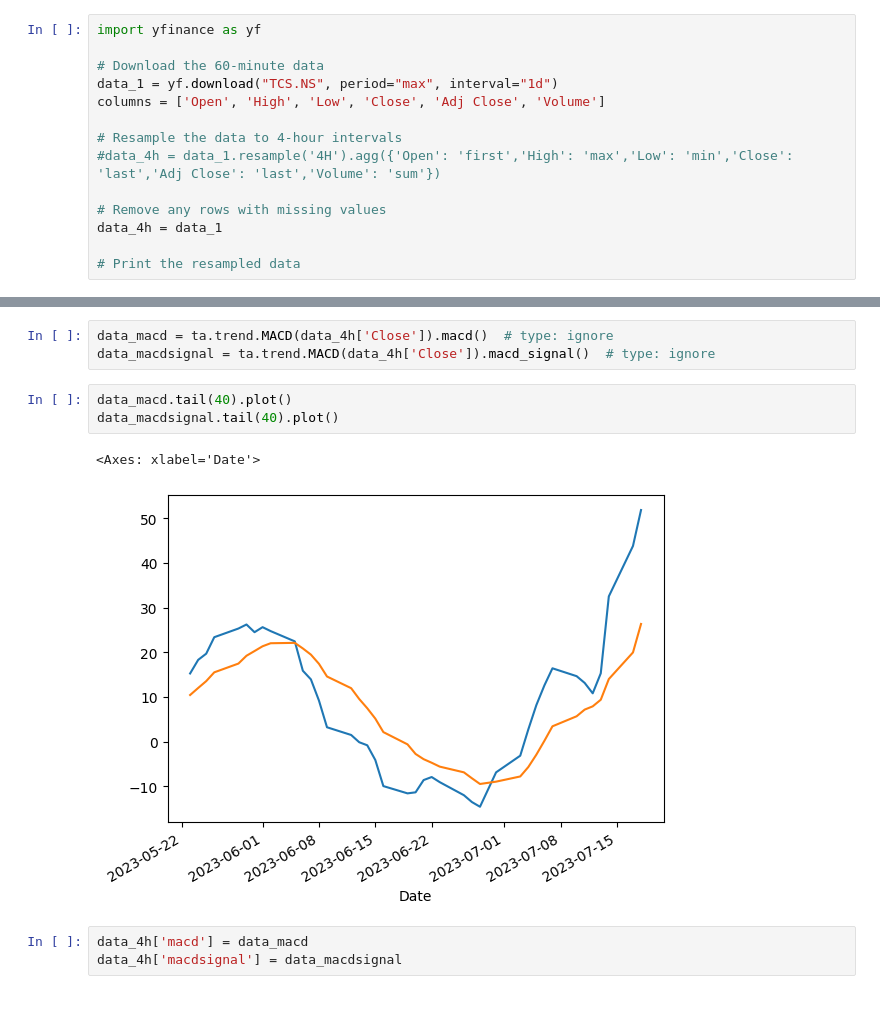
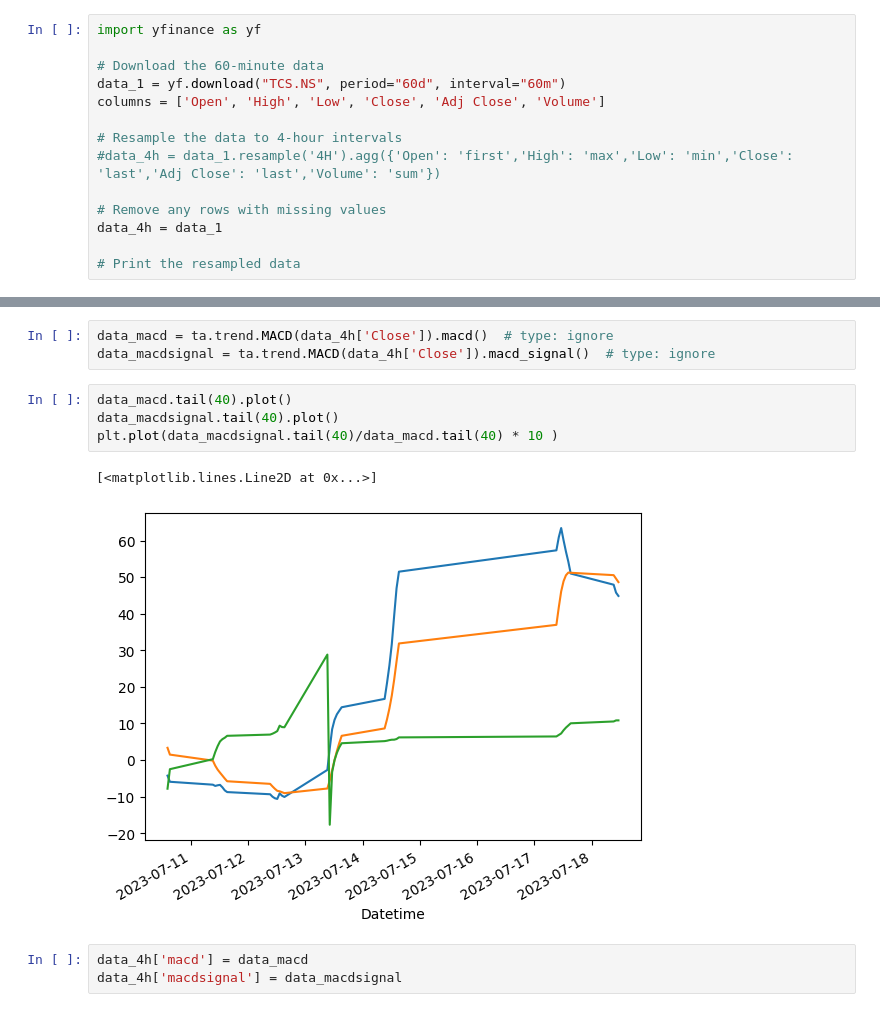
Before and after one commit to innovsm/algorithmic-trading, a Jupyter notebook: stock_recommendation.ipynb, the cells around one changed output, grey strips where cells are left out. Saved outputs shown, nothing was run; the diff lists cells and outputs as text.

```diff
--- a/stock_recommendation.ipynb
+++ b/stock_recommendation.ipynb
@@ -537,7 +537,7 @@ x['r2'] = calculate_linear_regression_r2(x['Close'],14)
 import yfinance as yf
 
 # Download the 60-minute data
-data_1 = yf.download("TCS.NS", period="max", interval="1d")
+data_1 = yf.download("TCS.NS", period="60d", interval="60m")
 columns = ['Open', 'High', 'Low', 'Close', 'Adj Close', 'Volume']
 
 # Resample the data to 4-hour intervals
@@ -555,9 +555,10 @@ data_macdsignal = ta.trend.MACD(data_4h['Close']).macd_signal()  # type: ignore
 # %%
 data_macd.tail(40).plot()
 data_macdsignal.tail(40).plot()
+plt.plot(data_macdsignal.tail(40)/data_macd.tail(40) * 10 )
 # %% [output]
-<Axes: xlabel='Date'>
+[<matplotlib.lines.Line2D at 0x...>]
-[figure, old version]
+[figure, new version]
 # %%
 data_4h['macd'] = data_macd
 data_4h['macdsignal'] = data_macdsignal
```
Also changed, not shown: 1 other file.
